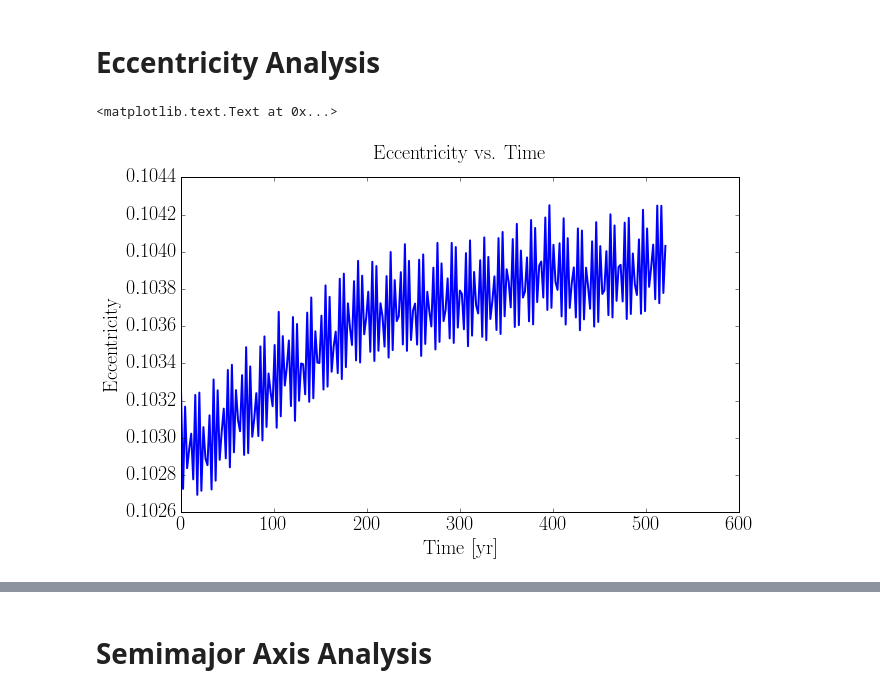
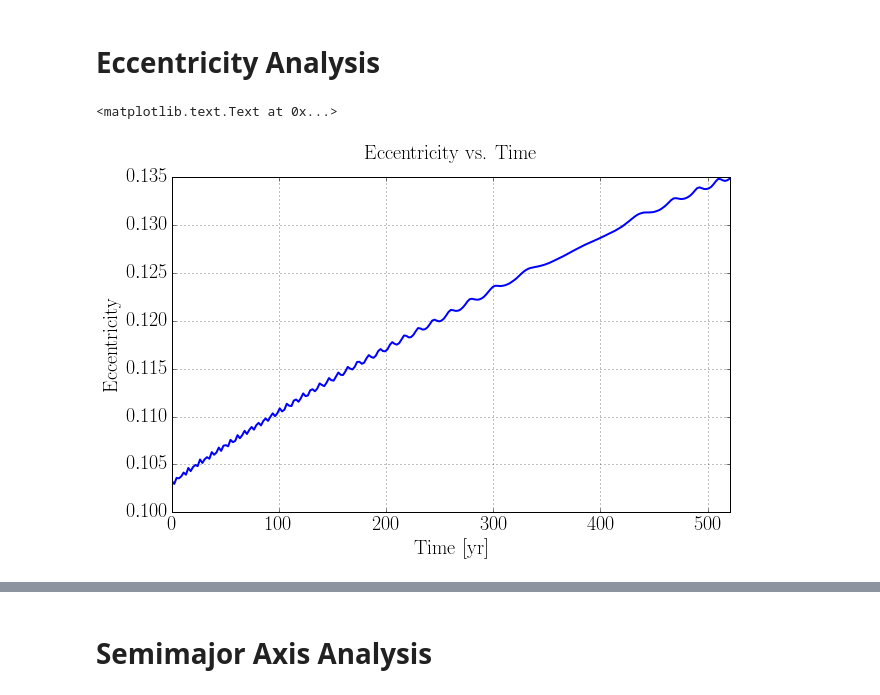
Before and after one commit to dflemin3/CBNotebooks, a Jupyter notebook: processSnapshots.ipynb, the cells around one changed output, grey strips where cells are left out. Cells and saved outputs as stored; diff of their text form; code cells hidden in the pictures.

```diff
--- a/processSnapshots.ipynb
+++ b/processSnapshots.ipynb
@@ -13,8 +13,8 @@ This script searches for and reads in all snapshots in the CWD, analyzes them, a
 #Imports
 import pynbody
 SimArray = pynbody.array.SimArray
-from matplotlib.pylab import *
-import matplotlib.pylab as plt
+import matplotlib as mpl
+import matplotlib.pyplot as plt
 import pynbody.plot.sph as sph
 import numpy as np
 from scipy import interpolate
@@ -31,14 +31,14 @@ plt.rcParams['figure.figsize'] = (10,6)
 from astroML.plotting import setup_text_plots
 setup_text_plots(fontsize=20, usetex=True)
 
-rc('font', **{'family': 'serif', 'serif': ['Computer Modern']})
+mpl.rc('font', **{'family': 'serif', 'serif': ['Computer Modern']})
 mpl.rcParams['font.size'] = 20.0
 # %% [markdown]
 # Setup
 User must provide to the variable "cwd" the full directory name of the dir where the data is.  Then, set the flags to get the analysis you want.
 # %%
 #Tell code where data is
-cwd = '/astro/users/dflemin3/Desktop/k38_e_0.1032_final_adia'
+cwd = '/astro/users/dflemin3/Desktop/k38_50000'
 os.chdir(cwd)
 # %%
 #Flags to control output.  Can be passed as command line arguments if I make this a script in the future
@@ -148,13 +344,15 @@ Loading snapshots, storing in k38_snap archive.
 # %%
 #Produce plot of e vs time
 plt.plot(time,orbElems[:,e],label="Simulation",linewidth=2)
 plt.ylabel("Eccentricity")
 plt.xlabel("Time [yr]")
+plt.xlim(time.min(),time.max())
+plt.grid(True)
 plt.title("Eccentricity vs. Time",y=1.04)
 
 #print repr(time[:])
 #print repr(orbElems[:,e])
 #plt.savefig("10.27.2015_binEVsTime_e_0.05_520yr.pdf")
 # %% [output]
 <matplotlib.text.Text at 0x...>
-[figure, old version]
+[figure, new version]
```
Also changed, not shown: parts of 32 cells of this notebook, 2 other files.
